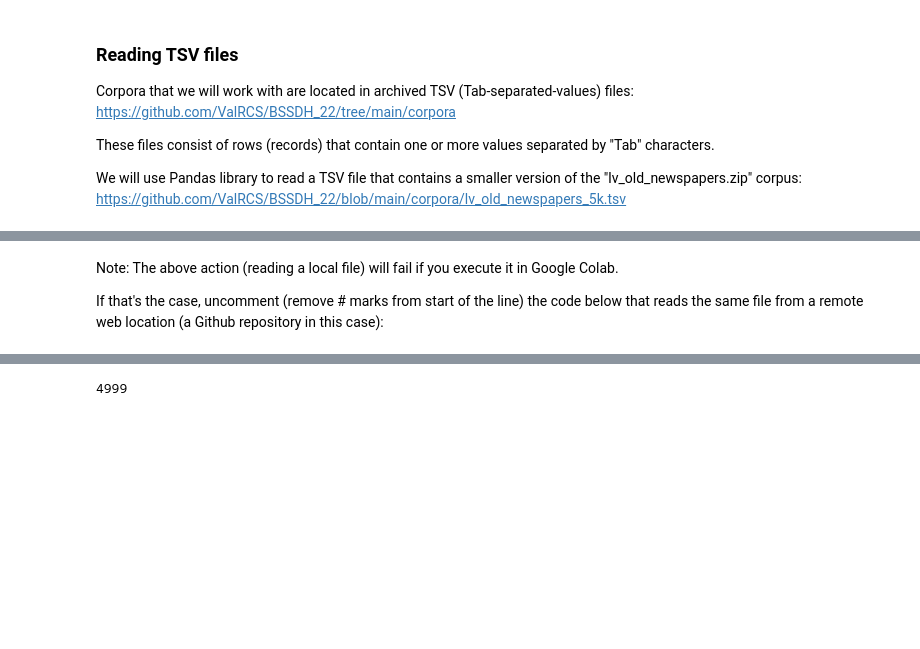
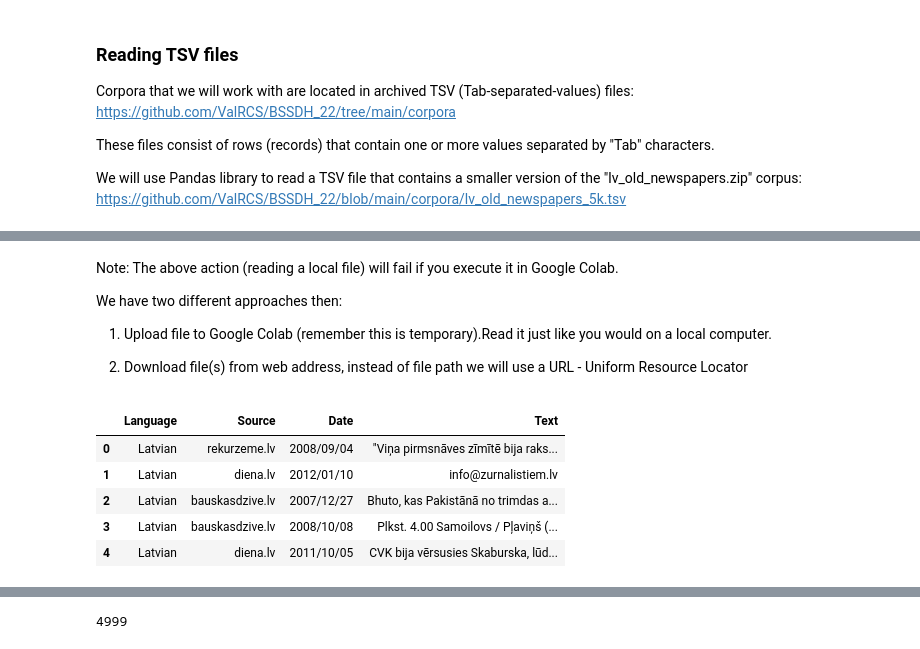
Before and after one commit to ValRCS/BSSDH_22, a Jupyter notebook: notebooks/Reading_Data.ipynb, the cells around one changed output, grey strips where cells are left out. Saved outputs shown, nothing was run; the diff lists cells and outputs as text; code cells hidden in the pictures; blank space fills up the shorter version.

```diff
--- a/notebooks/Reading_Data.ipynb
+++ b/notebooks/Reading_Data.ipynb
@@ -117,5 +120,22 @@ df_1 = pandas.read_csv(filename, sep="\t")
 # %% [markdown]
 Note: The above action (reading a local file) will fail if you execute it in Google Colab.
 
-If that's the case, uncomment (remove # marks from start of the line) the code below that reads the same file from a remote web location (a Github repository in this case):
+We have two different approaches then:
+
+1. Upload file to Google Colab (remember this is temporary).Read it just like you would on a local computer.
+
+2. Download file(s) from web address, instead of file path we will use a URL - Uniform Resource Locator
+# %%
+# Approach 1
+# Assuming file has been uploaded it will be found in current directory
+file_path = "lv_old_newspapers_5k.tsv"
+df_1 = pandas.read_csv(file_path, sep="\t")
+df_1.head()
+# %% [output]
+|  | Language | Source | Date | Text |
+| 0 | Latvian | rekurzeme.lv | 2008/09/04 | "Viņa pirmsnāves zīmītē bija raks... |
+| 1 | Latvian | diena.lv | 2012/01/10 | info@zurnalistiem.lv |
+| 2 | Latvian | bauskasdzive.lv | 2007/12/27 | Bhuto, kas Pakistānā no trimdas a... |
+| 3 | Latvian | bauskasdzive.lv | 2008/10/08 | Plkst. 4.00 Samoilovs / Pļaviņš (... |
+| 4 | Latvian | diena.lv | 2011/10/05 | CVK bija vērsusies Skaburska, lūd... |
 # %%
```
Also changed, not shown: parts of 17 cells of this notebook.
